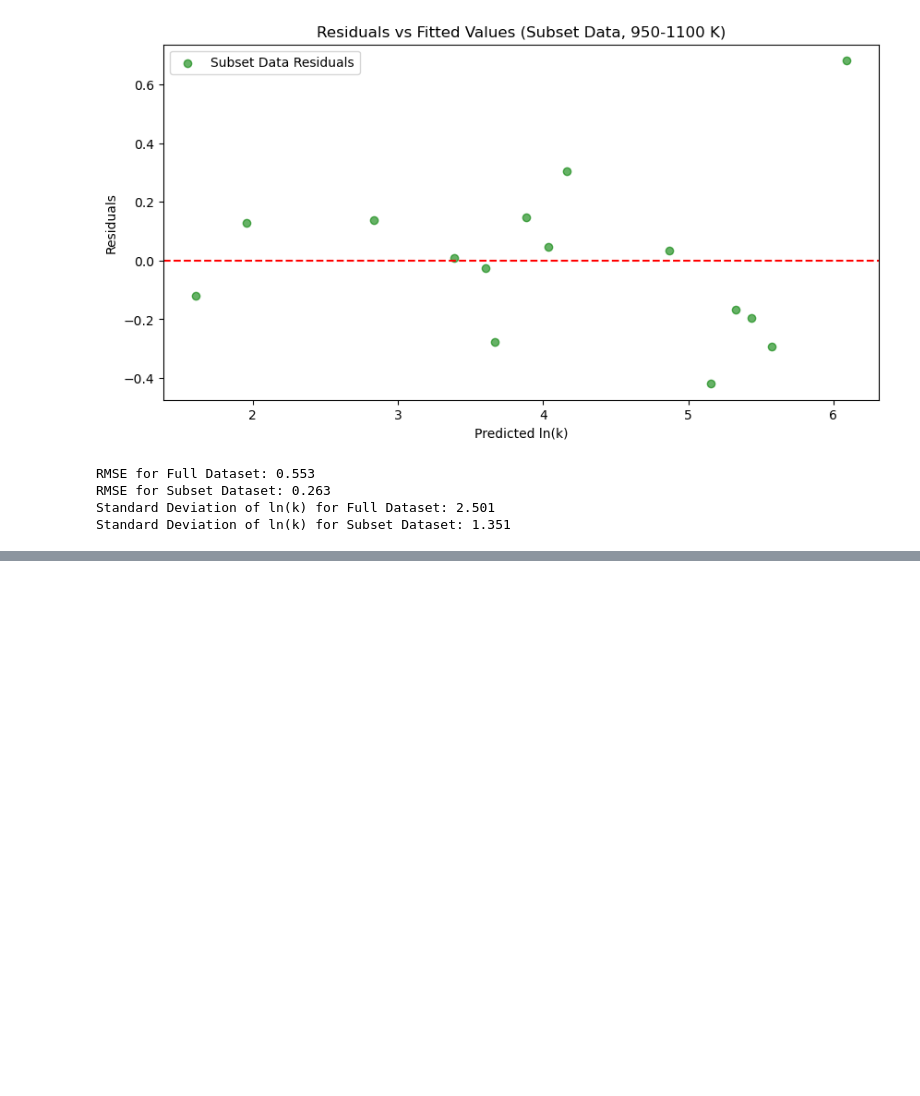
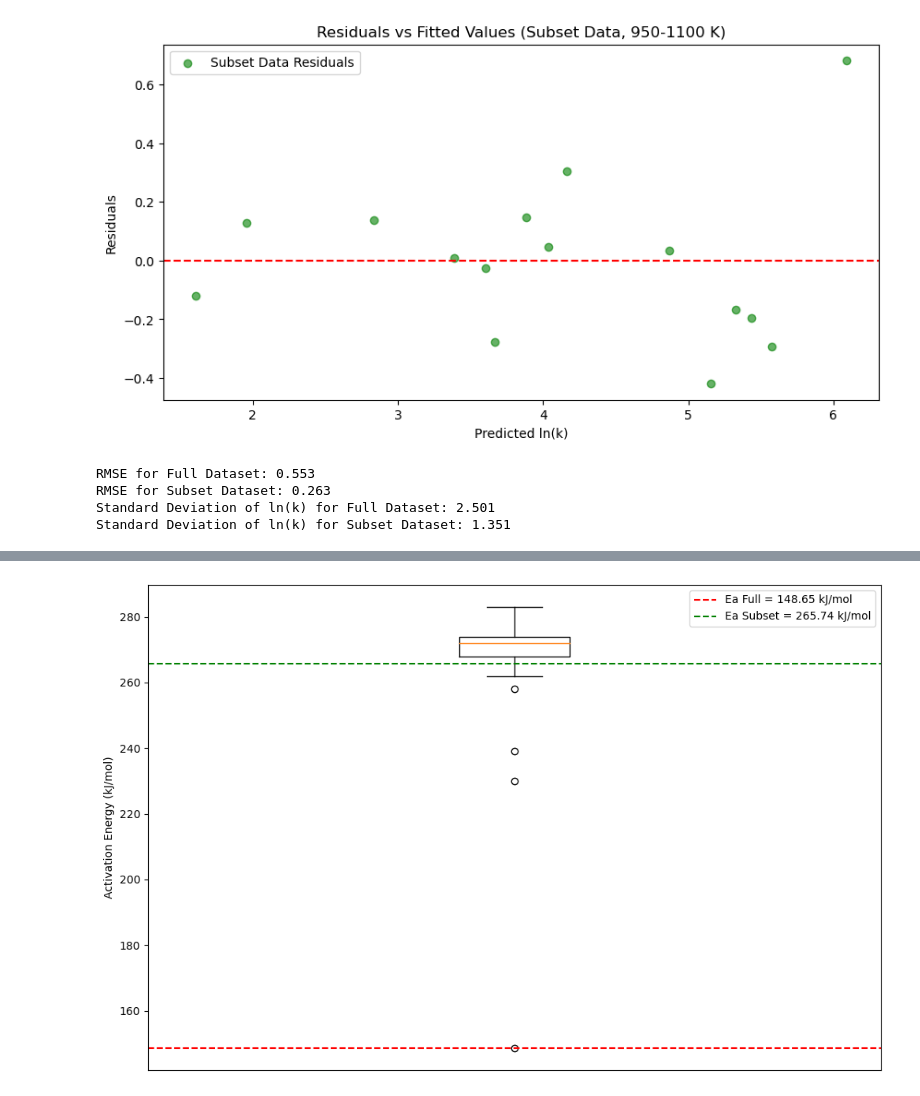
Before and after one commit to nickhardman3/y3_DataScience_Assignment1, a Jupyter notebook: Assignment1.ipynb, the cells around one changed output, grey strips where cells are left out. Cells and saved outputs as stored; diff of their text form; code cells hidden in the pictures; blank space fills up the shorter version.

```diff
--- a/Assignment1.ipynb
+++ b/Assignment1.ipynb
@@ -172,0 +210,20 @@ plt.show()
+# %%
+Ea = 148.65
+Ea_subset = 265.74
+activation_energies = [nist_data['Ea [kJ/mol]'].tolist() + [Ea, Ea_subset]]
+
+plt.figure(figsize=(12, 8))
+
+plt.boxplot(activation_energies)
+plt.gca().set_xticks([])
+plt.gca().set_xlabel('')
+plt.ylabel('Activation Energy (kJ/mol)')
+
+plt.axhline(Ea, color='red', linestyle='--', label=f'Ea Full = {Ea} kJ/mol')
+plt.axhline(Ea_subset, color='green', linestyle='--', label=f'Ea Subset = {Ea_subset} kJ/mol')
+
+plt.legend()
+
+plt.show()
+# %% [output]
+[figure, added]
```
Also changed, not shown: parts of 3 cells of this notebook.
